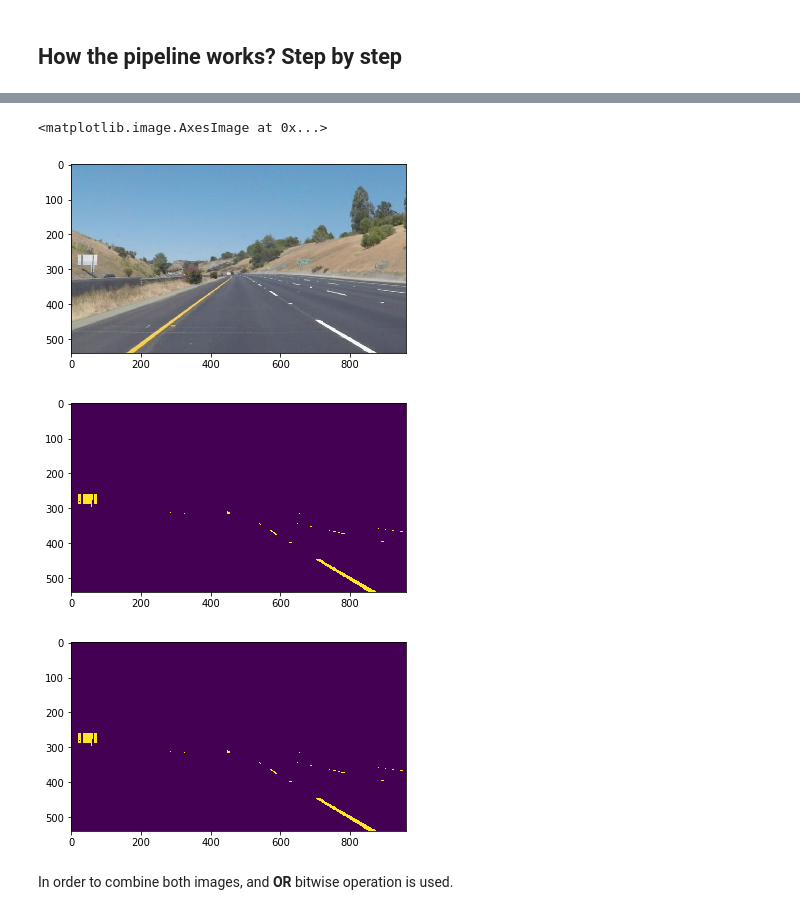
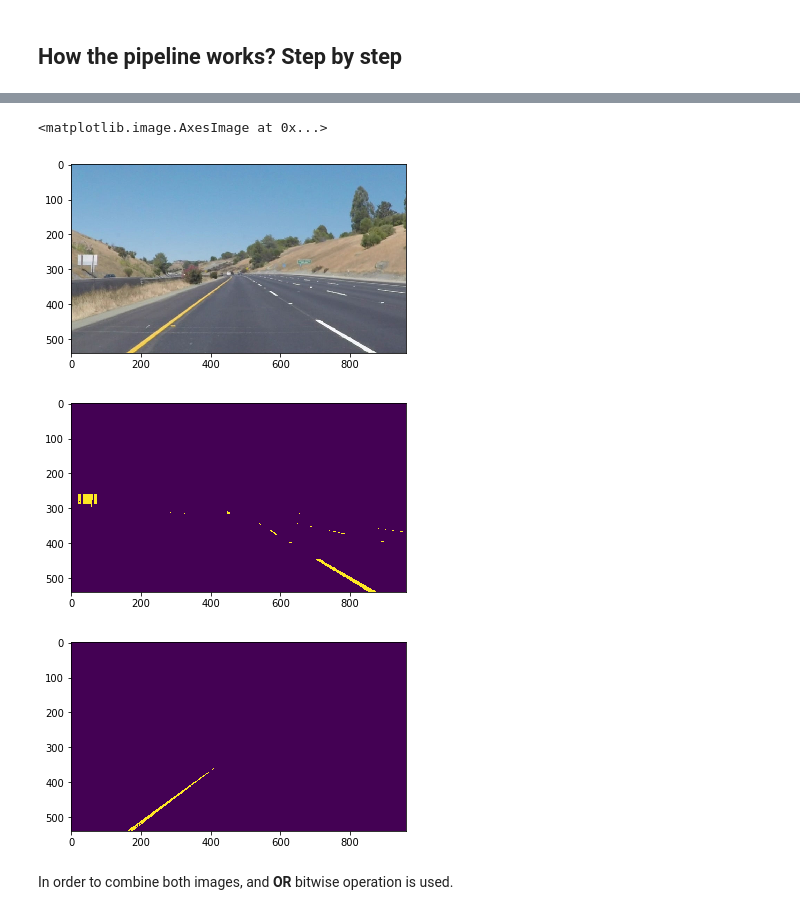
Before and after one commit to toshiharutf/CarND-LaneLines-P1, a Jupyter notebook: P1_LaneLines.ipynb, the cells around one changed output, grey strips where cells are left out. Cells and saved outputs as stored; diff of their text form; code cells hidden in the pictures.

```diff
--- a/P1_LaneLines.ipynb
+++ b/P1_LaneLines.ipynb
@@ -261,28 +254,28 @@ This is shown in the next lines.
 # %%
 image = cv2.imread('test_images/solidYellowCurve2.jpg')
 plt.figure()
 image2 = cv2.cvtColor(image, cv2.COLOR_RGB2BGR)
 plt.imshow(image2)
 
 #Filter white color  in BGR order!!!
 lowerWhite = np.array([195,195,195])
 upperWhite = np.array([255,255,255])
 
 imageWhites = colorFilter(image,lowerWhite,upperWhite)
 plt.figure()
 plt.imshow(imageWhites)
 
 #Filter yellow color  in BGR order!!!
 lowerYellow = np.array([80, 190, 215])
 upperYellow = np.array([150, 255, 255])
 imageYellows = colorFilter(image,lowerYellow,upperYellow)
 plt.figure()
-plt.imshow(imageWhites)
+plt.imshow(imageYellows)
 # %% [output]
 <matplotlib.image.AxesImage at 0x...>
 [figure]
 [figure]
-[figure, old version]
+[figure, new version]
 # %% [markdown]
 In order to combine both images, and **OR** bitwise operation is used.
 # %%
```
Also changed, not shown: parts of 16 cells of this notebook, 1 other file.
